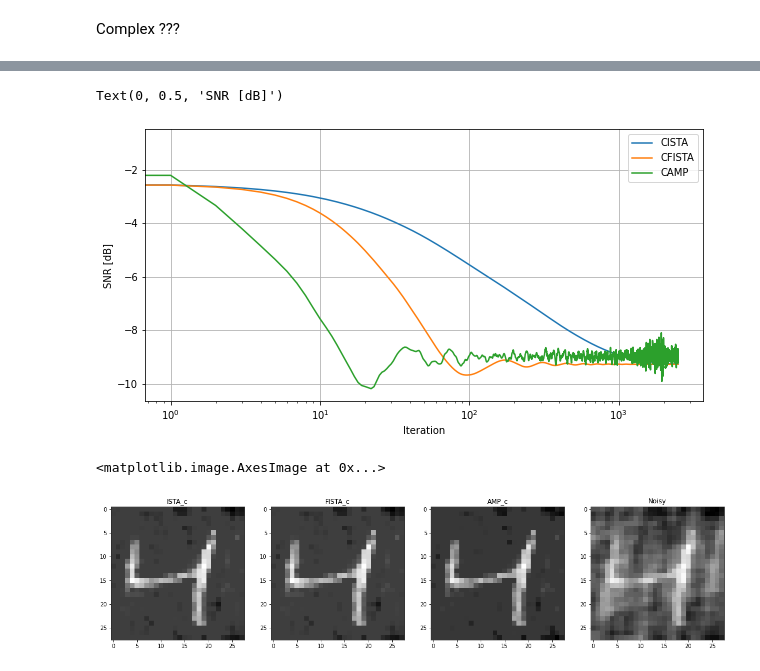
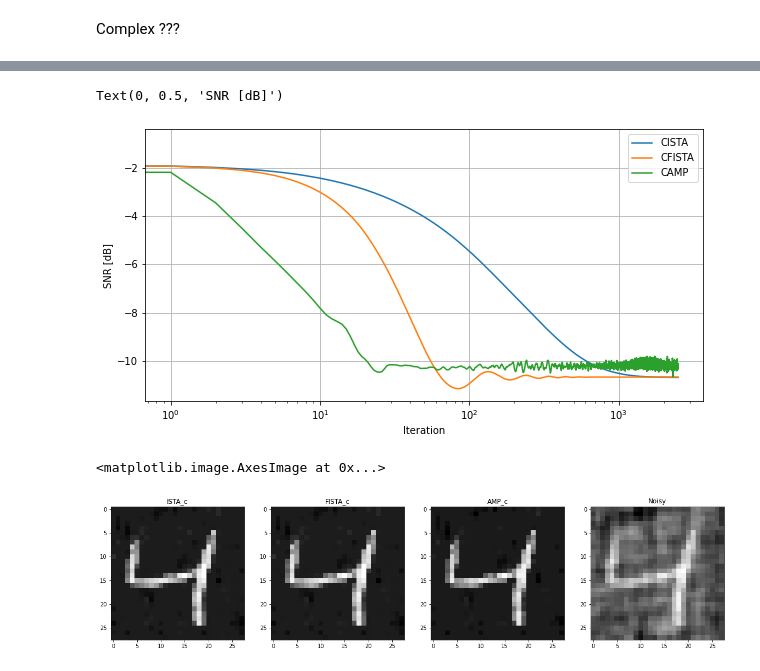
Before and after one commit to Albly/Sparce_image_reconstruction, a Jupyter notebook: notebooks/tests.ipynb, the cells around one changed output, grey strips where cells are left out. Cells and saved outputs as stored; diff of their text form; code cells hidden in the pictures.

```diff
--- a/notebooks/tests.ipynb
+++ b/notebooks/tests.ipynb
@@ -328,22 +249,22 @@ def amp_denoise_c(y,A, x , alpha, iterations):
 # %%
-x_hat, nmses = ista_denoise_c(y, A,x, 1.9, 2500)
-x_hat1, nmses1 = fista_denoise_c(y, A,x, 2.0, 2500)
-x_hat2, nmses2 = amp_denoise_c(y, A,x, 0.68, 2500)
+x_hat, nmses = ista_denoise(y, A,x, 1.9, 2500)
+x_hat1, nmses1 = fista_denoise(y, A,x, 2.0, 2500)
+x_hat2, nmses2 = amp_denoise(y, A,x, 0.68, 2500)
 
 plt.figure(figsize = (10,5))
 plt.plot(toDb(nmses), label ='CISTA')
 plt.plot(toDb(nmses1), label ='CFISTA')
 plt.plot(toDb(nmses2), label ='CAMP')
 
 
 plt.xscale('log')
 plt.grid()
 plt.legend()
 plt.xlabel('Iteration')
 plt.ylabel('SNR [dB]')
 # %% [output]
 Text(0, 0.5, 'SNR [dB]')
-[figure, old version]
+[figure, new version]
 # %%
 plt.figure(figsize =(20,5))
 
@@ -364,4 +285,4 @@ plt.title('Noisy')
 plt.imshow(((torch.linalg.pinv(A)@y).real) .reshape(28,28), cmap = 'gray')
 # %% [output]
 <matplotlib.image.AxesImage at 0x...>
-[figure, old version]
+[figure, new version]
```
Also changed, not shown: parts of 9 cells of this notebook, 3 other files.
